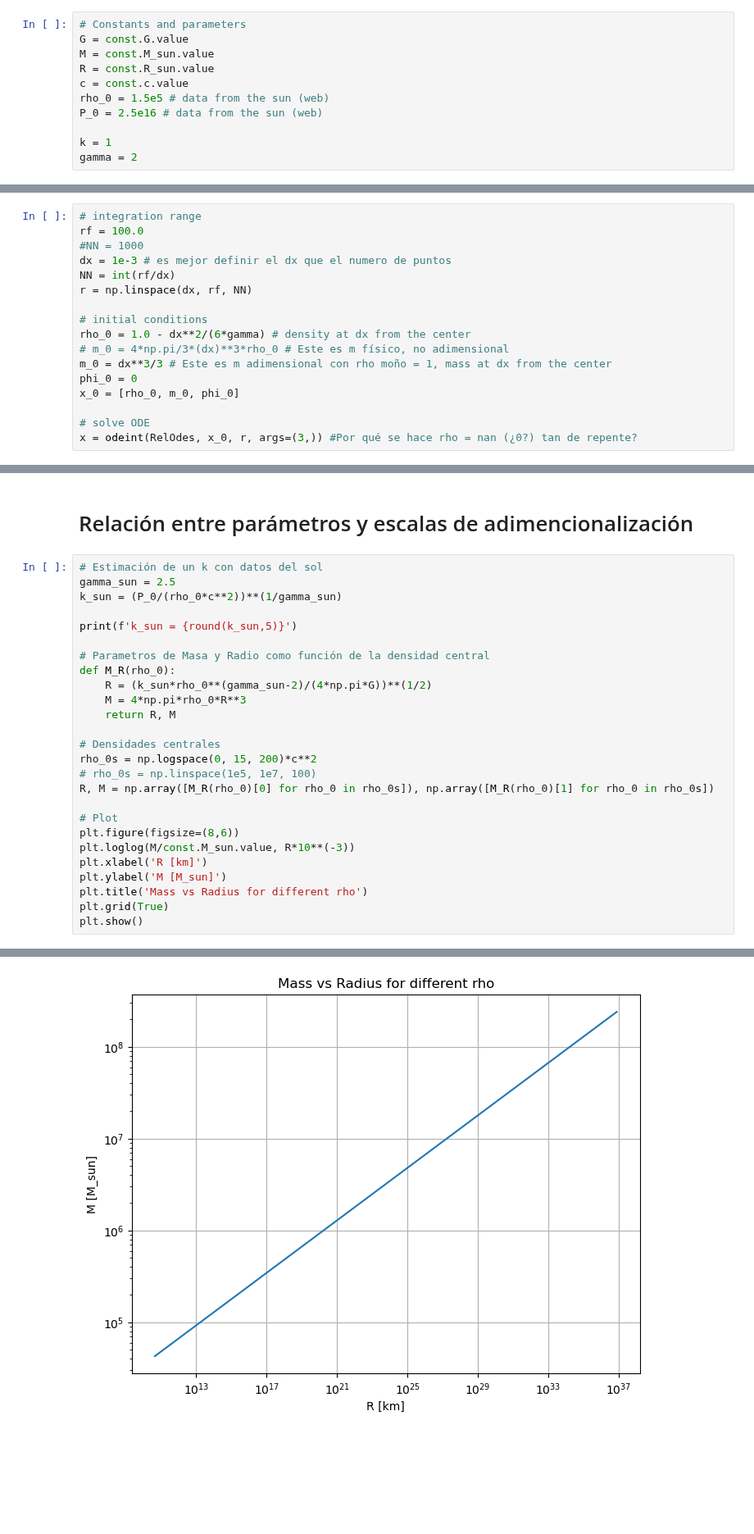
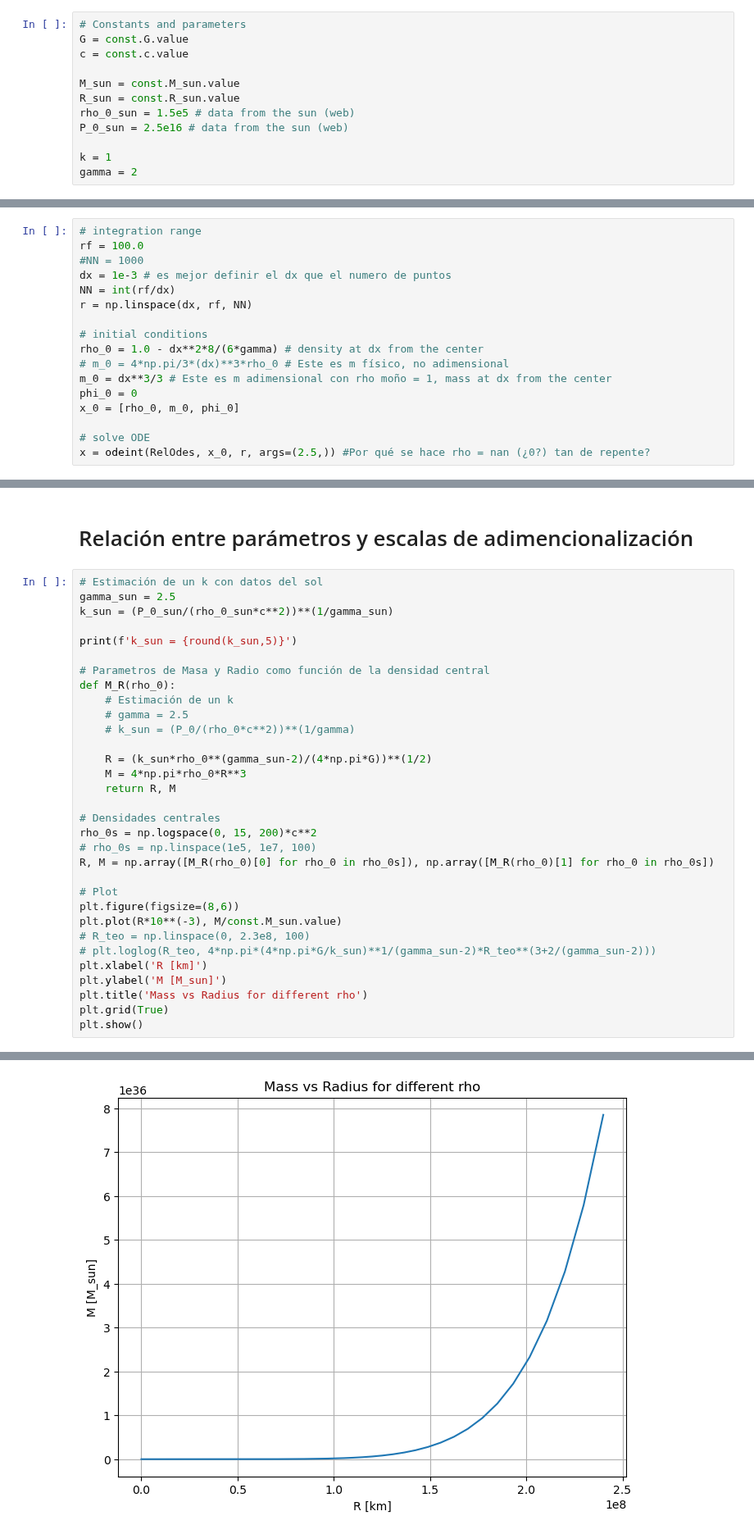
Before and after one commit to Vendetta0462/CalculosSimulaciones, a Jupyter notebook: hidrostatica.ipynb, the cells around one changed output, grey strips where cells are left out. Shown at 82% size. Saved outputs shown, nothing was run; the diff lists cells and outputs as text; blank space fills up the shorter version.

```diff
--- a/hidrostatica.ipynb
+++ b/hidrostatica.ipynb
@@ -10,11 +10,12 @@ import astropy.constants as const
 # %%
 # Constants and parameters
 G = const.G.value
-M = const.M_sun.value
-R = const.R_sun.value
 c = const.c.value
-rho_0 = 1.5e5 # data from the sun (web)
-P_0 = 2.5e16 # data from the sun (web)
+
+M_sun = const.M_sun.value
+R_sun = const.R_sun.value
+rho_0_sun = 1.5e5 # data from the sun (web)
+P_0_sun = 2.5e16 # data from the sun (web)
 
 k = 1
 gamma = 2
@@ -139,14 +140,14 @@ NN = int(rf/dx)
 r = np.linspace(dx, rf, NN)
 
 # initial conditions
-rho_0 = 1.0 - dx**2/(6*gamma) # density at dx from the center
+rho_0 = 1.0 - dx**2*8/(6*gamma) # density at dx from the center
 # m_0 = 4*np.pi/3*(dx)**3*rho_0 # Este es m físico, no adimensional
 m_0 = dx**3/3 # Este es m adimensional con rho moño = 1, mass at dx from the center
 phi_0 = 0
 x_0 = [rho_0, m_0, phi_0]
 
 # solve ODE
-x = odeint(RelOdes, x_0, r, args=(3,)) #Por qué se hace rho = nan (¿0?) tan de repente?
+x = odeint(RelOdes, x_0, r, args=(2.5,)) #Por qué se hace rho = nan (¿0?) tan de repente?
 # %%
 # search the x where rho = 0
 for i in range(len(x[:,0])):
@@ -205,32 +206,38 @@ plt.show()
 # %%
 # Estimación de un k con datos del sol
 gamma_sun = 2.5
-k_sun = (P_0/(rho_0*c**2))**(1/gamma_sun)
+k_sun = (P_0_sun/(rho_0_sun*c**2))**(1/gamma_sun)
 
 print(f'k_sun = {round(k_sun,5)}')
 
 # Parametros de Masa y Radio como función de la densidad central
 def M_R(rho_0):
+    # Estimación de un k
+    # gamma = 2.5
+    # k_sun = (P_0/(rho_0*c**2))**(1/gamma)
+
     R = (k_sun*rho_0**(gamma_sun-2)/(4*np.pi*G))**(1/2)
     M = 4*np.pi*rho_0*R**3
     return R, M
 
 # Densidades centrales
 rho_0s = np.logspace(0, 15, 200)*c**2
 # rho_0s = np.linspace(1e5, 1e7, 100)
 R, M = np.array([M_R(rho_0)[0] for rho_0 in rho_0s]), np.array([M_R(rho_0)[1] for rho_0 in rho_0s])
 
 # Plot
 plt.figure(figsize=(8,6))
-plt.loglog(M/const.M_sun.value, R*10**(-3))
+plt.plot(R*10**(-3), M/const.M_sun.value)
+# R_teo = np.linspace(0, 2.3e8, 100)
+# plt.loglog(R_teo, 4*np.pi*(4*np.pi*G/k_sun)**1/(gamma_sun-2)*R_teo**(3+2/(gamma_sun-2)))
 plt.xlabel('R [km]')
 plt.ylabel('M [M_sun]')
 plt.title('Mass vs Radius for different rho')
 plt.grid(True)
 plt.show()
 # %% [output]
 k_sun = 0.0051
-[figure, old version]
+[figure, new version]
 # %%
 import seaborn as sns
 
```
Also changed, not shown: parts of 10 cells of this notebook.
